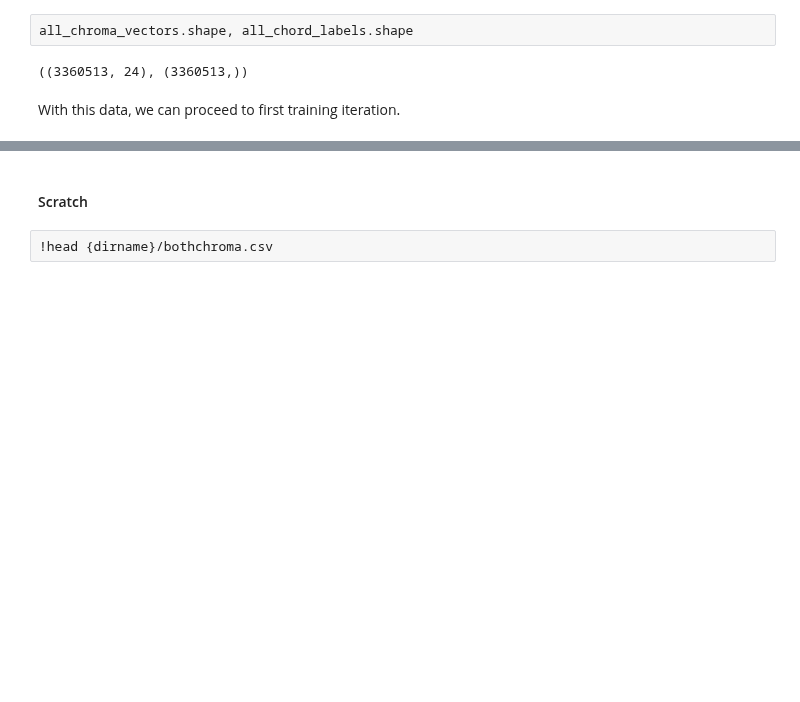
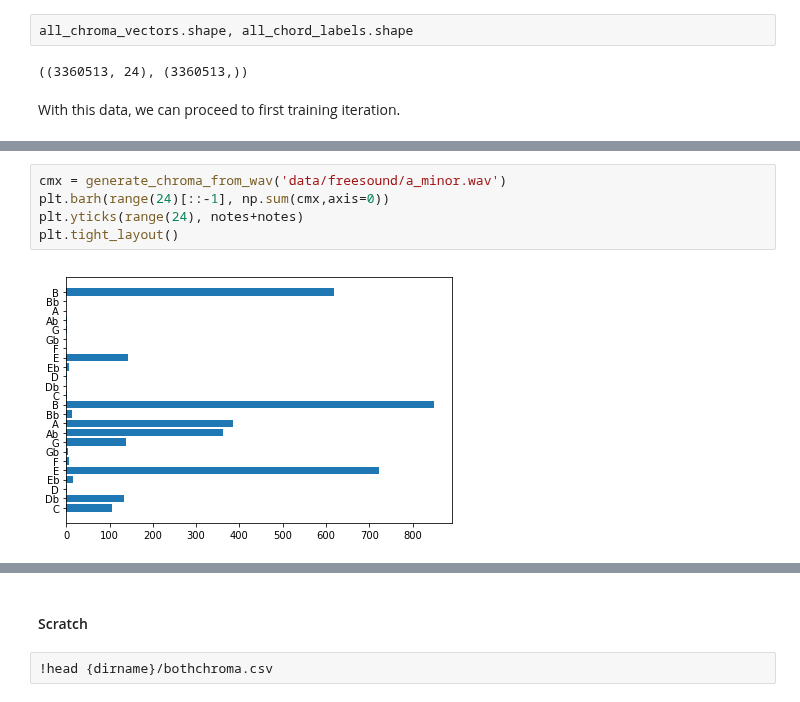
Before and after one commit to cjbayron/autochord, a Jupyter notebook: data_analysis.ipynb, the cells around one changed output, grey strips where cells are left out. Drawn from its saved outputs; the diff is of its cells as text; blank space fills up the shorter version.

```diff
--- a/data_analysis.ipynb
+++ b/data_analysis.ipynb
@@ -692,0 +750,7 @@ With this data, we can proceed to first training iteration.
+# %%
+cmx = generate_chroma_from_wav('data/freesound/a_minor.wav')
+plt.barh(range(24)[::-1], np.sum(cmx,axis=0))
+plt.yticks(range(24), notes+notes)
+plt.tight_layout()
+# %% [output]
+[figure, added]
```
Also changed, not shown: parts of 7 cells of this notebook, 1 other file.
